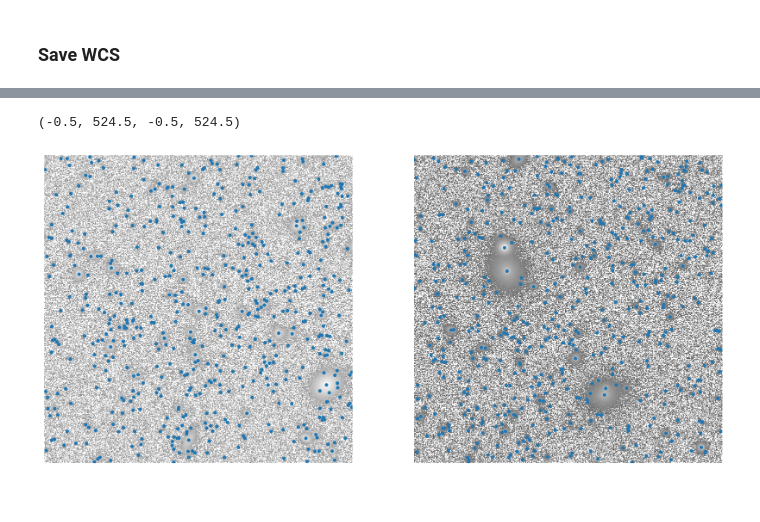
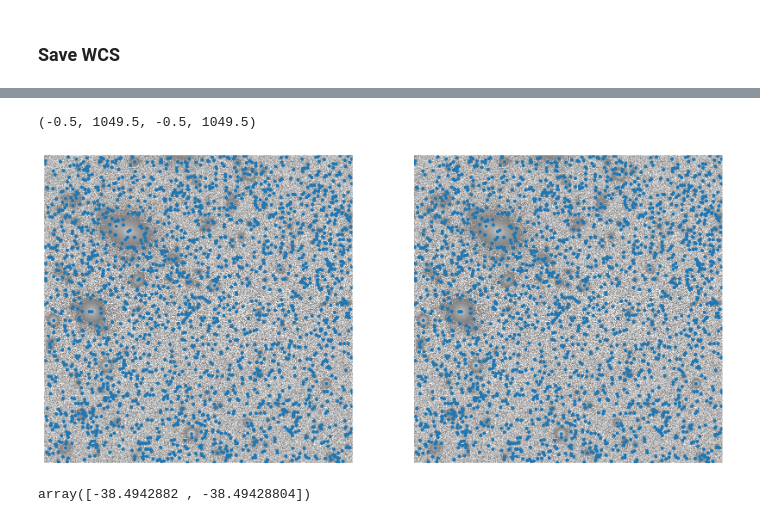
Before and after one commit to lincc-frameworks/deepdisc, a Jupyter notebook: preprocess.ipynb, the cells around one changed output, grey strips where cells are left out. Drawn from its saved outputs; the diff is of its cells as text; code cells hidden in the pictures.

```diff
--- a/preprocess.ipynb
+++ b/preprocess.ipynb
@@ -468,0 +549,7 @@ wcs_d = get_data_from_json('wcs_test.json')
+# %%
+import h5py
+import json
+wcs_dict = h5py.File('/home/shared/hsc/DC2/processed_data/test/test_metadata_wcs.hdf5', 'r')
+#wcs_dict = h5py.File('/home/shared/hsc/DC2/processed_data/old/test_metadata.hdf5', 'r')
+wcs_d = json.loads(wcs_dict['metadata_dicts'][0])
+wcs_str = wcs_d['wcs']
@@ -495,8 +589,10 @@ def get_cutout_cat_wcs(dirpath,wcs, dcat,skycoords, id_col, tract,patch,sp,nbloc
     dcut.sort_values(by=id_col)
 
     return datsm, dcut, psf
+# %%
+wcs_new = WCS(wcs_str)
 # %%
-datsm,dcut,psf = get_cutout_cat_wcs(dirpath, wcs_new2, dall, allcatalog, 'id', '3829','5,3',4,nblocks=8)
+datsm,dcut,psf = get_cutout_cat_wcs(dirpath, wcs_new, dall, allcatalog, 'id', '3639','4,1',0,nblocks=4)
 
-datsm2,dcut2,psf2 = get_cutout_cat_wcs(dirpath, wcs_new, dall, allcatalog, 'id', '3828','1,2',4,nblocks=8)
+#datsm2,dcut2,psf2 = get_cutout_cat_wcs(dirpath, wcs_new, dall, allcatalog, 'id', '3828','1,2',4,nblocks=8)
 # %% [output]
@@ -527,16 +609,24 @@ See the caveats in the documentation: https://pandas.pydata.org/pandas-docs/stab
+# %%
+ims = h5py.File('/home/shared/hsc/DC2/processed_data/test/flattened_images_test.hdf5', 'r')
+im = ims['images'][0].reshape(6,1050,1050)
 # %%
 fig, ax = plt.subplots(1,2, figsize=(14,7))
 #plt.figure(figsize=(7,7))
 ax[0].imshow(datsm[3],norm=colors.LogNorm(),origin='lower')
 ax[0].scatter(dcut['new_x'].values,dcut['new_y'].values,marker='.')
 ax[0].axis('off')
 
-ax[1].imshow(datsm2[3],norm=colors.LogNorm(),origin='lower')
-ax[1].scatter(dcut2['new_x'].values,dcut2['new_y'].values,marker='.')
+ax[1].imshow(im[3],norm=colors.LogNorm(),origin='lower')
+ax[1].scatter(dcut['new_x'].values,dcut['new_y'].values,marker='.')
 ax[1].axis('off')
 # %% [output]
-(-0.5, 524.5, -0.5, 524.5)
+(-0.5, 1049.5, -0.5, 1049.5)
-[figure, old version]
+[figure, new version]
+# %%
+coords = wcs_new.pixel_to_world([10,12],[10,10])
+coords.dec.degree
+# %% [output]
+array([-38.4942882 , -38.49428804])
 # %%
 test_dicts = get_data_from_json('/home/g4merz/DC2/nersc_data/test_scarlet_public.json')
 # %%
```
Also changed, not shown: parts of 35 cells of this notebook, 6 other files.
